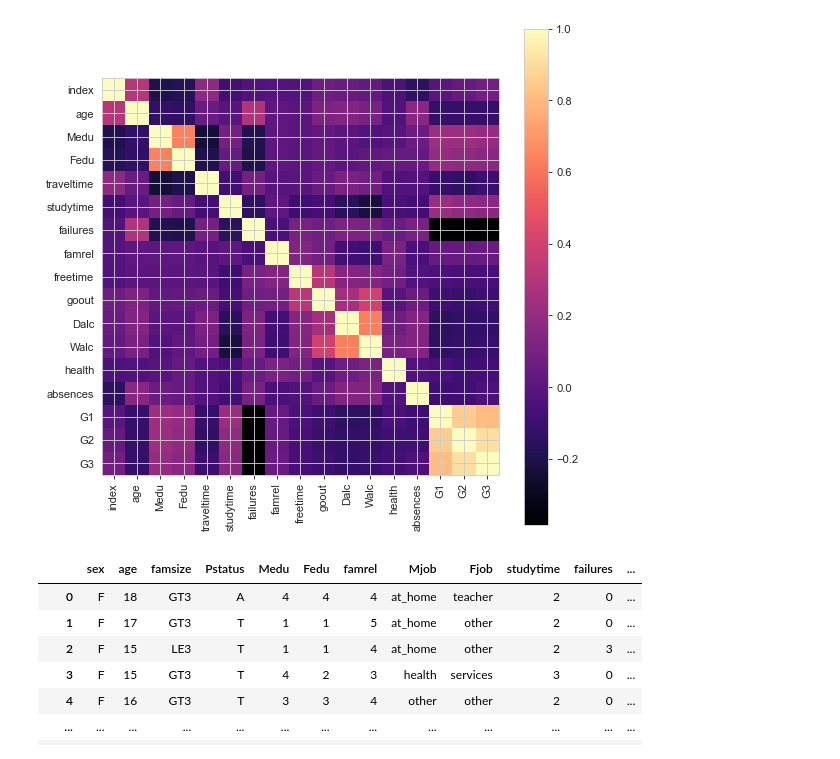
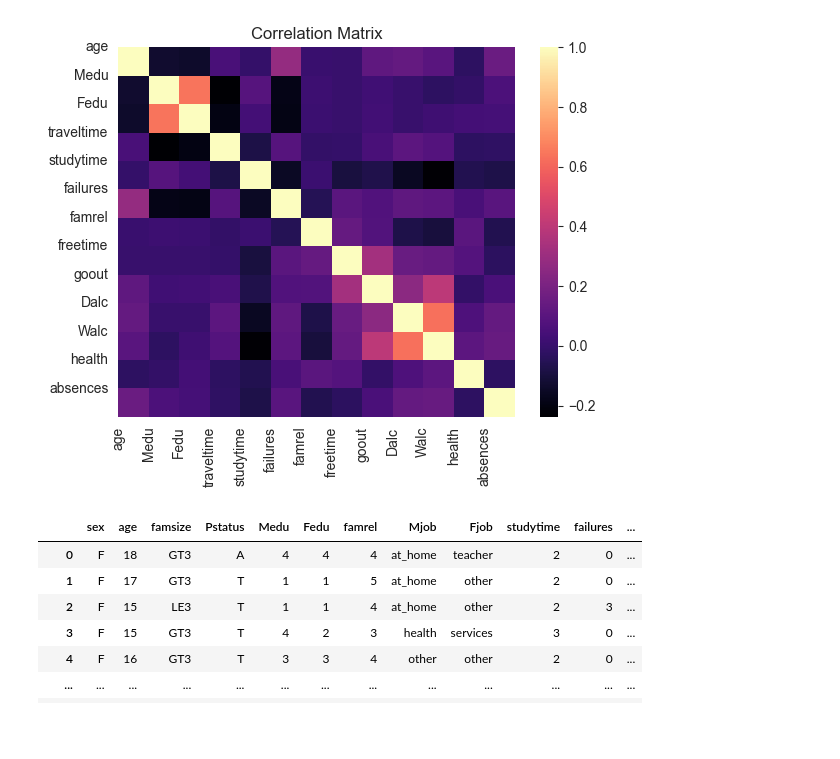
Before and after one commit to moon1201/DSGP8_Final, a Jupyter notebook: Preprocessing and Visualisation.ipynb, the cells around one changed output. Cells and saved outputs as stored; diff of their text form; code cells hidden in the pictures; blank space fills up the shorter version.

```diff
--- a/Preprocessing and Visualisation.ipynb
+++ b/Preprocessing and Visualisation.ipynb
@@ -5,4 +5,4 @@ import numpy as np
 import matplotlib.pyplot as plt
 
 df_original = pd.read_csv('student-total.csv')
-df_original
+df_original = df_original.drop(columns='index')
@@ -28,18 +9,17 @@ df_original['age'].hist()
+# %%
+df_original = df_original.select_dtypes(exclude=["object"])
+df_original = df_original.iloc[:,:-3]
 # %%
-# Correlation matrix
-df_original = df_original.select_dtypes(exclude=["object"])
 matrix = df_original.corr()
-
-plt.figure(num=None, figsize=(8, 8), dpi=80, facecolor='w', edgecolor='k')
-corrMatrix = plt.matshow(matrix, fignum=1, cmap='magma')
+sns.heatmap(matrix, cmap="magma")
+# corrMat = plt.matshow(matrix, fignum = 1)
 plt.xticks(range(len(matrix.columns)), matrix.columns, rotation=90)
 plt.yticks(range(len(matrix.columns)), matrix.columns)
-plt.gca().xaxis.tick_bottom()
 
-plt.colorbar(corrMatrix)
-plt.show()
+plt.title('Correlation Matrix')
+plt.savefig('corrmat.png')
 # %% [output]
-[figure, old version]
+[figure, new version]
 # %%
 # Dataset with some uninterested features removed
 df = pd.read_csv('student.csv')
```
Also changed, not shown: parts of 5 cells of this notebook, 11 other files.
